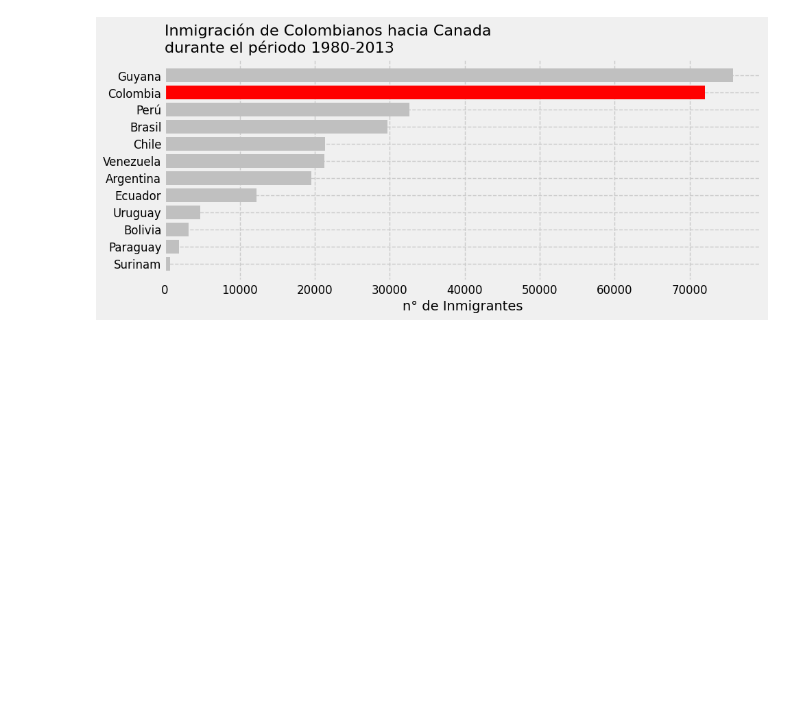
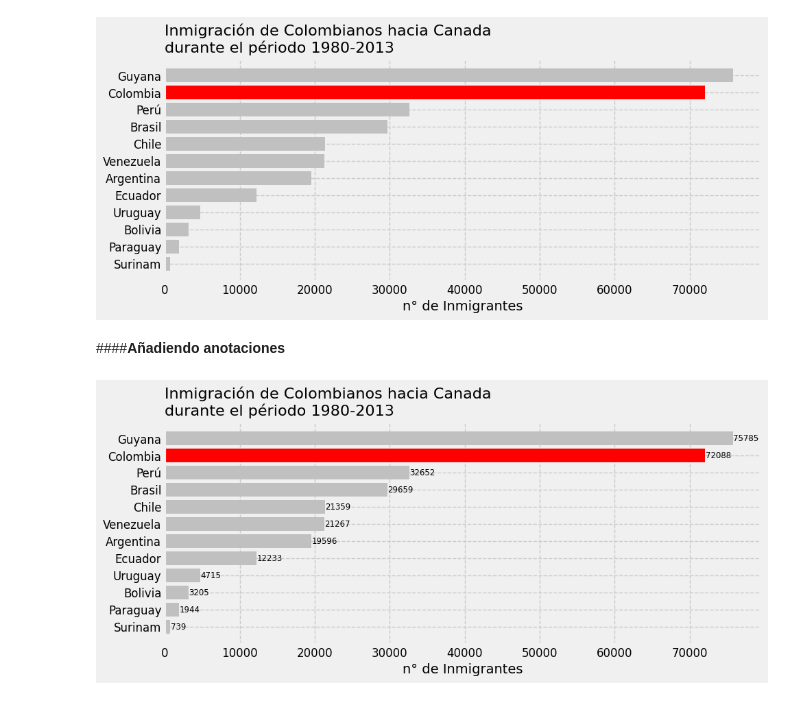
Before and after one commit to Nataliahfk/visualizacion_datos_graficos_python, a Jupyter notebook: visualizacion_de_datos_con_graficos_python.ipynb, the cells around one changed output. Cells and saved outputs as stored; diff of their text form; code cells hidden in the pictures; blank space fills up the shorter version.

```diff
--- a/visualizacion_de_datos_con_graficos_python.ipynb
+++ b/visualizacion_de_datos_con_graficos_python.ipynb
@@ -621,3 +621,33 @@ ax.grid(linestyle = '--')
 plt.show()
 # %% [output]
 [figure]
+# %% [markdown]
+####**Añadiendo anotaciones**
+# %%
+colores = []
+for pais in sudamerica_sorted.index:
+  if pais == 'Colombia':
+    colores.append('red')
+  else:
+    colores.append('silver')
+
+sudamerica_sorted = sudamerica.sort_values(by='Total', ascending=True)
+#df sudamerica_sorted esta ordenada en orden ascendente
+
+fig, ax = plt.subplots(figsize = (10,4))
+# barh es un gráfico de barra horizontal
+ax.barh(sudamerica_sorted.index, sudamerica_sorted['Total'], color = colores)
+ax.set_title('Inmigración de Colombianos hacia Canada\ndurante el périodo 1980-2013', loc='left', fontsize = 16)
+ax.set_ylabel('')
+ax.set_xlabel('n° de Inmigrantes', fontsize = 14)
+ax.yaxis.set_tick_params(labelsize=12)
+ax.xaxis.set_tick_params(labelsize=12)
+
+ax.grid(linestyle = '--')
+
+for i,j in enumerate(sudamerica_sorted['Total']): #i posición en y j posición en x
+  ax.text(j+20,i, str(j), color = 'black', fontsize = 8.5 , ha='left', va='center') # ha alineada a la hizquierda y va vertical aline
+
+plt.show()
+# %% [output]
+[figure, added]
```
Also changed, not shown: parts of 1 cell of this notebook.
